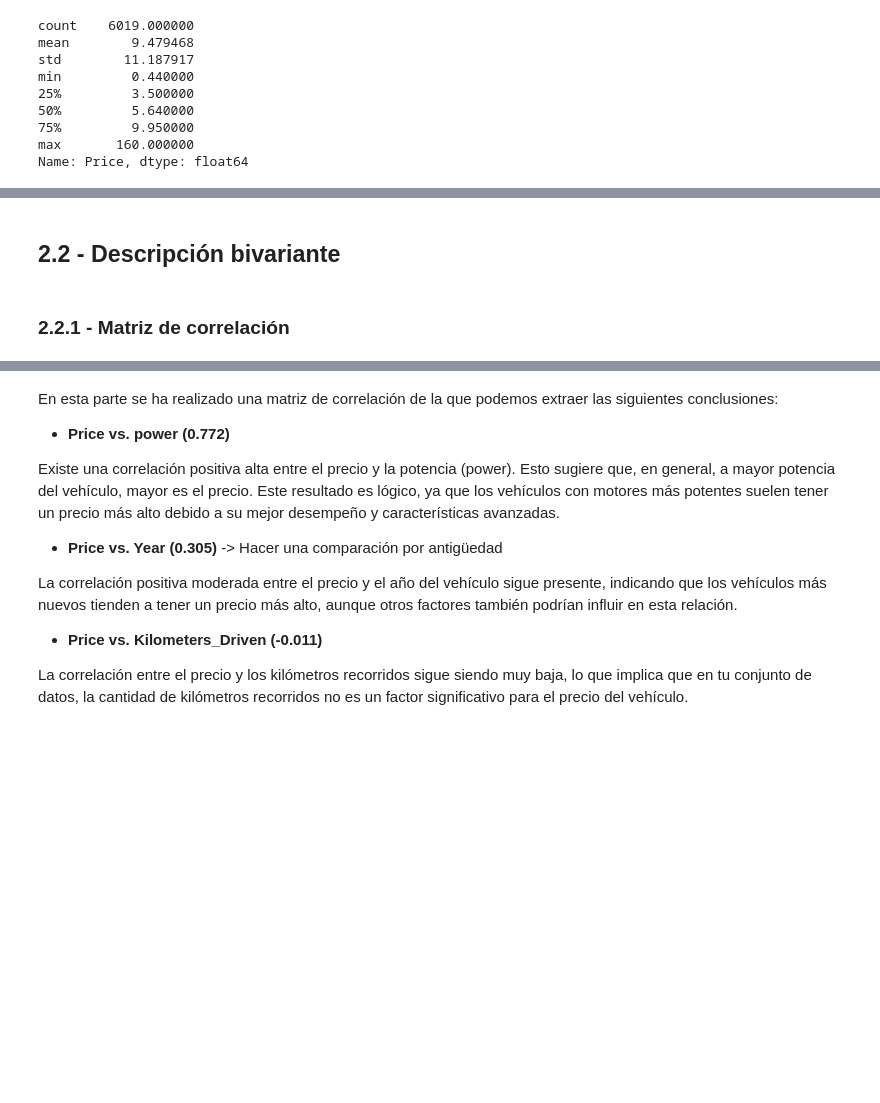
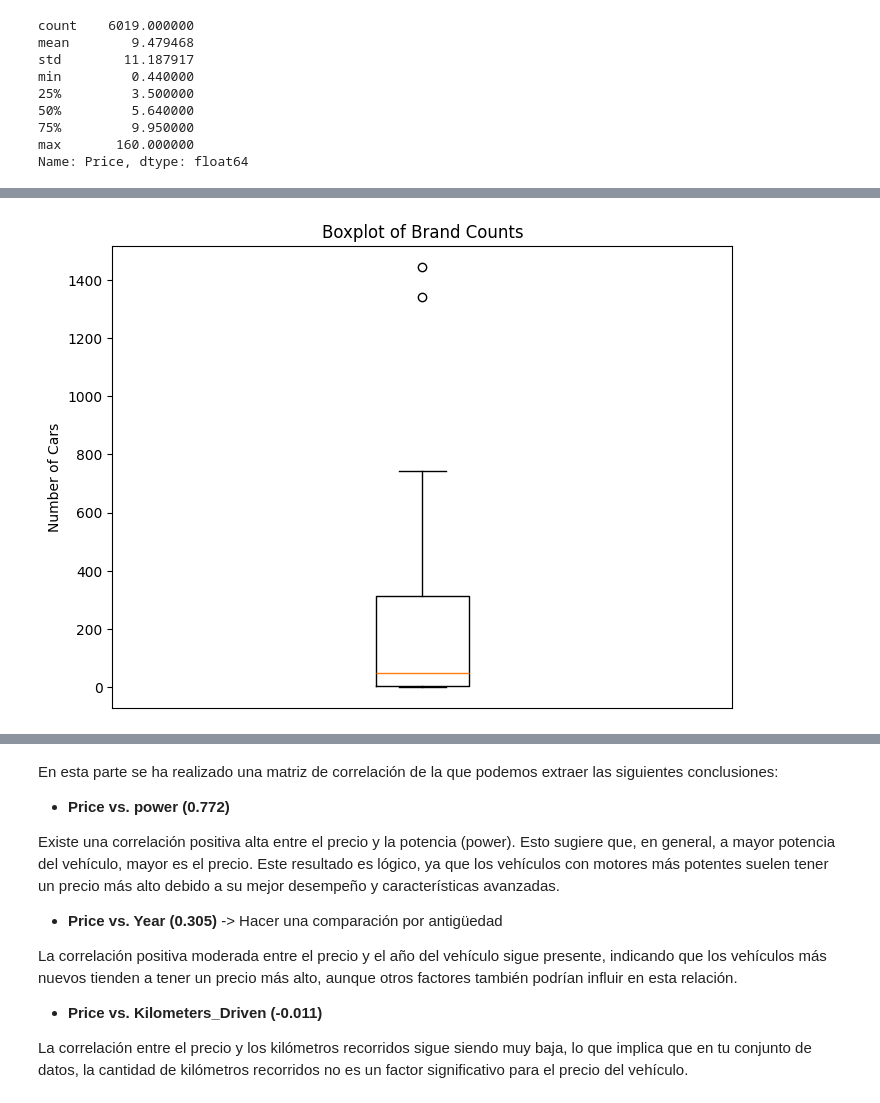
Before and after one commit to anpiboi/informe_coches_usados_india, a Jupyter notebook: informe_coches_indios.ipynb, the cells around one changed output, grey strips where cells are left out. Saved outputs shown, nothing was run; the diff lists cells and outputs as text; code cells hidden in the pictures; blank space fills up the shorter version.

```diff
--- a/informe_coches_indios.ipynb
+++ b/informe_coches_indios.ipynb
@@ -126,5 +110,15 @@ Name: count, dtype: int64
-# %% [markdown]
-## 2.2 - Descripción bivariante
-# %% [markdown]
-
-### 2.2.1 - Matriz de correlación
+# %%
+import matplotlib.pyplot as plt
+
+# Extract values from the brand_counts Series
+brand_counts_values = brand_counts.values
+
+# Create the boxplot using matplotlib directly
+plt.figure(figsize=(8, 6))
+plt.boxplot(brand_counts_values)
+plt.title('Boxplot of Brand Counts')
+plt.ylabel('Number of Cars')
+plt.xticks([])  # Remove x-axis ticks since they are not relevant here
+plt.show()
+# %% [output]
+[figure, added]
```
Also changed, not shown: parts of 48 cells of this notebook.
